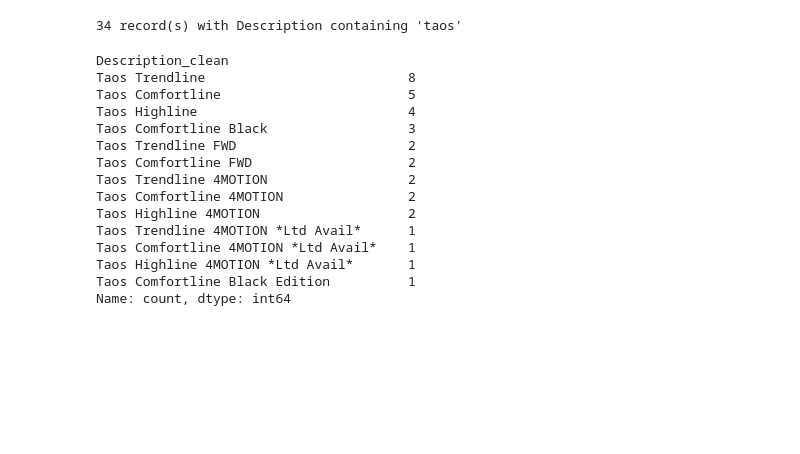
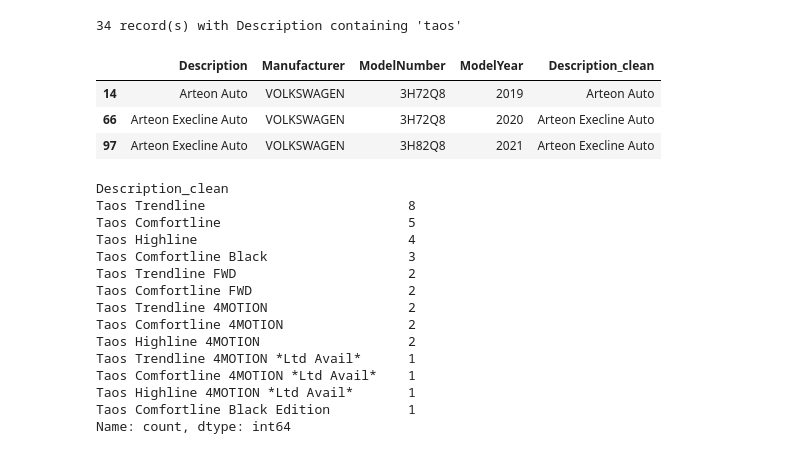
Before and after one commit to MeliPax/OEM_Accessories_v1, a Jupyter notebook: source_code/VW/oem_access_data_analysis.ipynb, the cells around one changed output. Saved outputs shown, nothing was run; the diff lists cells and outputs as text; code cells hidden in the pictures; blank space fills up the shorter version.

```diff
--- a/source_code/VW/oem_access_data_analysis.ipynb
+++ b/source_code/VW/oem_access_data_analysis.ipynb
@@ -836,6 +839,13 @@ results = show_records_by_description(
                             )
 # %% [output]
 34 record(s) with Description containing 'taos'
+# %%
+vw_models_df[vw_models_df["Description_clean"].str.contains("Arteon", case=False)]
+# %% [output]
+|  | Description | Manufacturer | ModelNumber | ModelYear | Description_clean |
+| 14 | Arteon Auto | VOLKSWAGEN | 3H72Q8 | 2019 | Arteon Auto |
+| 66 | Arteon Execline Auto | VOLKSWAGEN | 3H72Q8 | 2020 | Arteon Execline Auto |
+| 97 | Arteon Execline Auto | VOLKSWAGEN | 3H82Q8 | 2021 | Arteon Execline Auto |
 # %%
 
 results["Description_clean"].value_counts()
```
Also changed, not shown: parts of 2 cells of this notebook, 54 other files.
